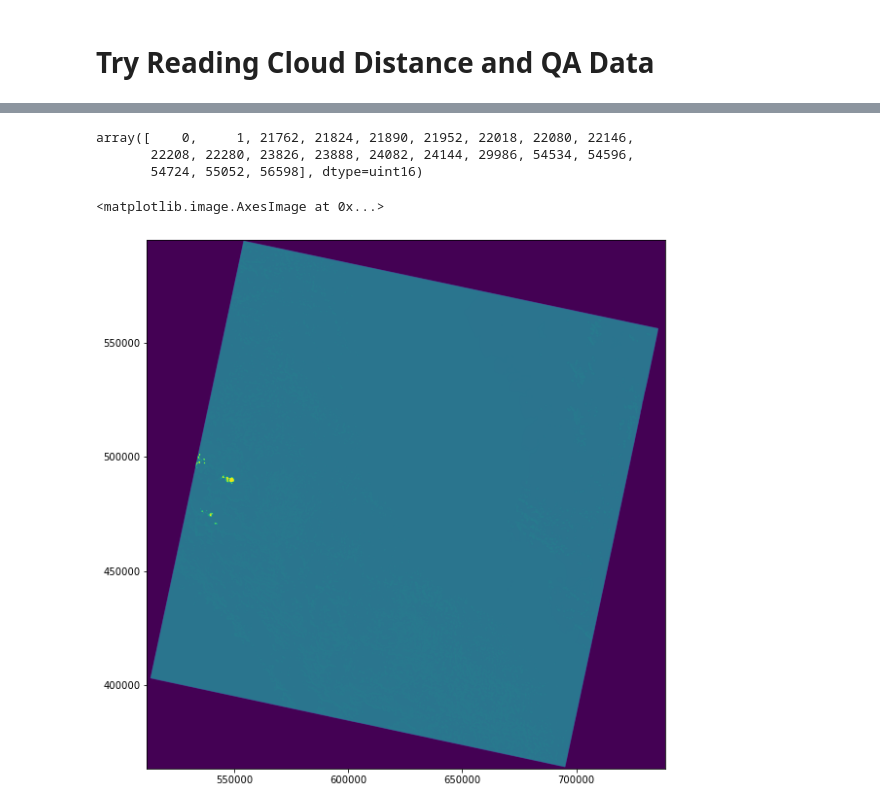
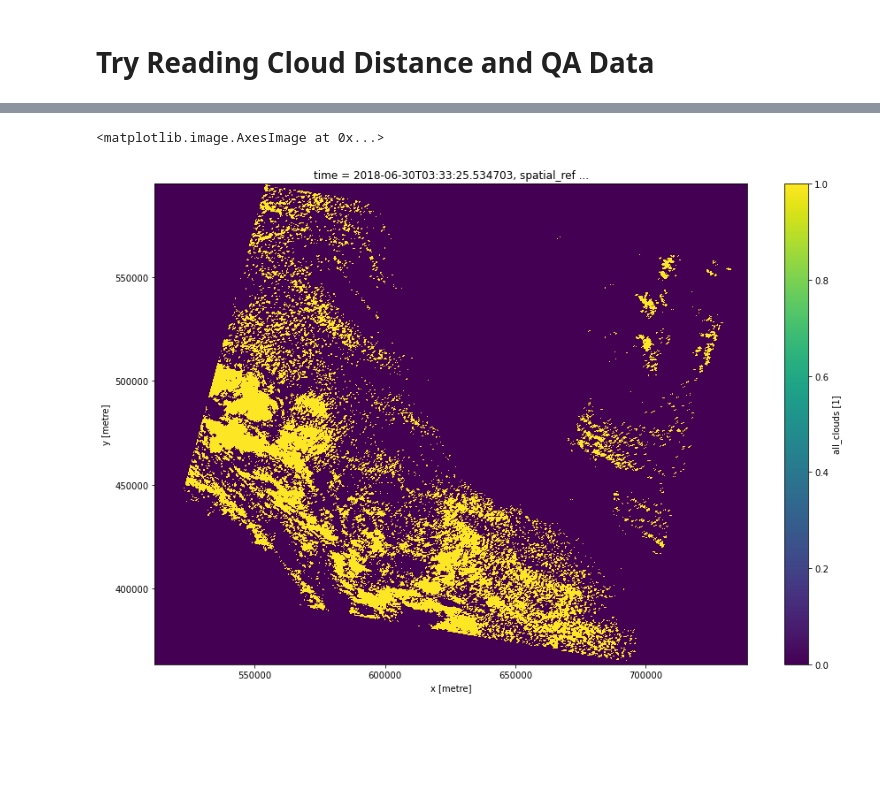
Before and after one commit to petebunting/planetary_computer_testing, a Jupyter notebook: cloud_mask_ls_cl2_data/apply_ls_cloud_mask.ipynb, the cells around one changed output, grey strips where cells are left out. Drawn from its saved outputs; the diff is of its cells as text; code cells hidden in the pictures; blank space fills up the shorter version.

Commit message:
Update with function to split QA_PIXEL to individual xarray datasets

```diff
--- a/cloud_mask_ls_cl2_data/apply_ls_cloud_mask.ipynb
+++ b/cloud_mask_ls_cl2_data/apply_ls_cloud_mask.ipynb
@@ -257,5 +328,5 @@ ax.imshow(band_stack_stch, extent=img_bbox)
 # %%
-bands = ["QA_PIXEL", "ST_CDIST"]
+bands = ["QA_PIXEL"]
 ls8_scn_qa_xa = odc.stac.load([sel_item_signed], bands=bands)
 # %%
 ls8_scn_qa_xa
@@ -276,13 +414,11 @@ Attributes:
+# %%
+ls8_scn_qa_xa.all_clouds[0].plot.imshow(figsize=(15,10))
+# %% [output]
+<matplotlib.image.AxesImage at 0x...>
+[figure, added]
 # %%
-numpy.unique(numpy.squeeze(ls8_scn_qa_xa["QA_PIXEL"].values))
+#numpy.unique(numpy.squeeze(ls8_scn_qa_xa["QA_PIXEL"].values))
-# %% [output]
-array([    0,     1, 21762, 21824, 21890, 21952, 22018, 22080, 22146,
-       22208, 22280, 23826, 23888, 24082, 24144, 29986, 54534, 54596,
-       54724, 55052, 56598], dtype=uint16)
 # %%
-fig, ax = plt.subplots(figsize=(10, 10))
-ax.imshow(numpy.squeeze(ls8_scn_qa_xa["QA_PIXEL"].values), extent=img_bbox)
+#fig, ax = plt.subplots(figsize=(10, 10))
+#ax.imshow(numpy.squeeze(ls8_scn_qa_xa["QA_PIXEL"].values), extent=img_bbox)
-# %% [output]
-<matplotlib.image.AxesImage at 0x...>
-[figure, removed]
 # %%
```
Also changed, not shown: parts of 17 cells of this notebook.
